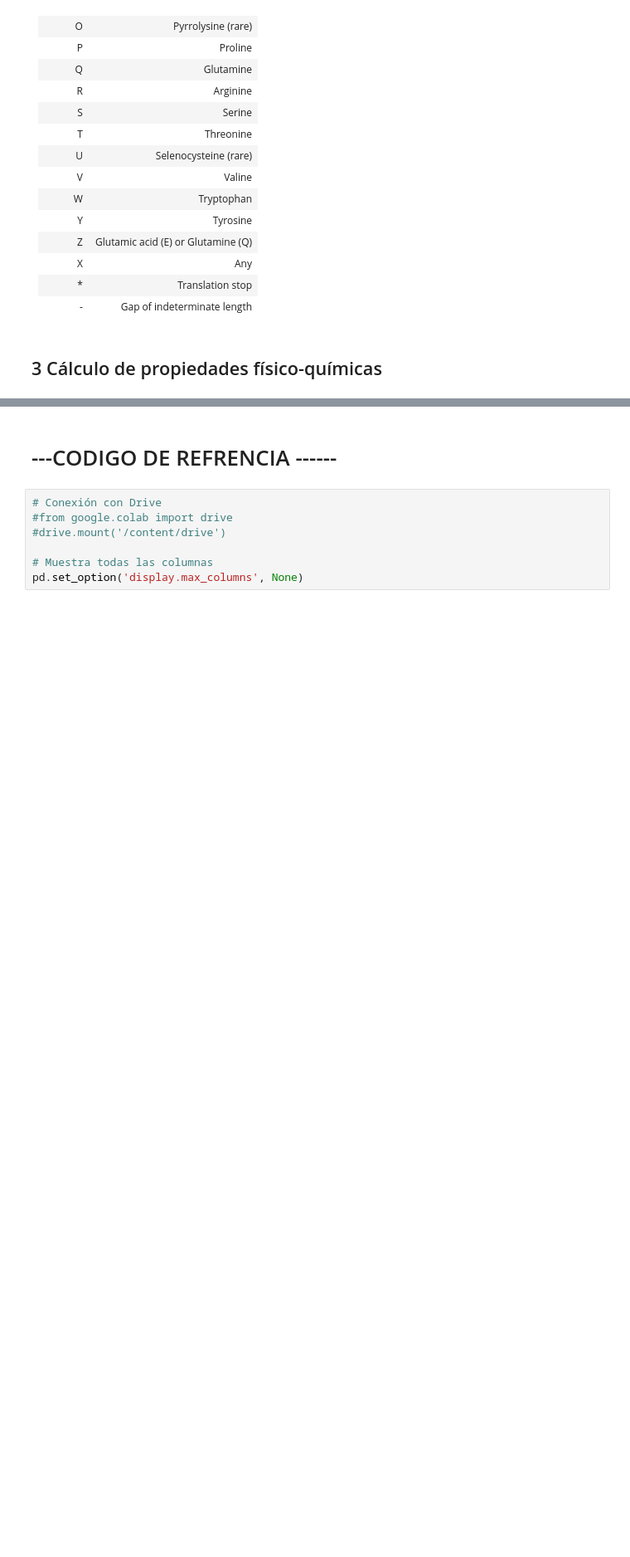
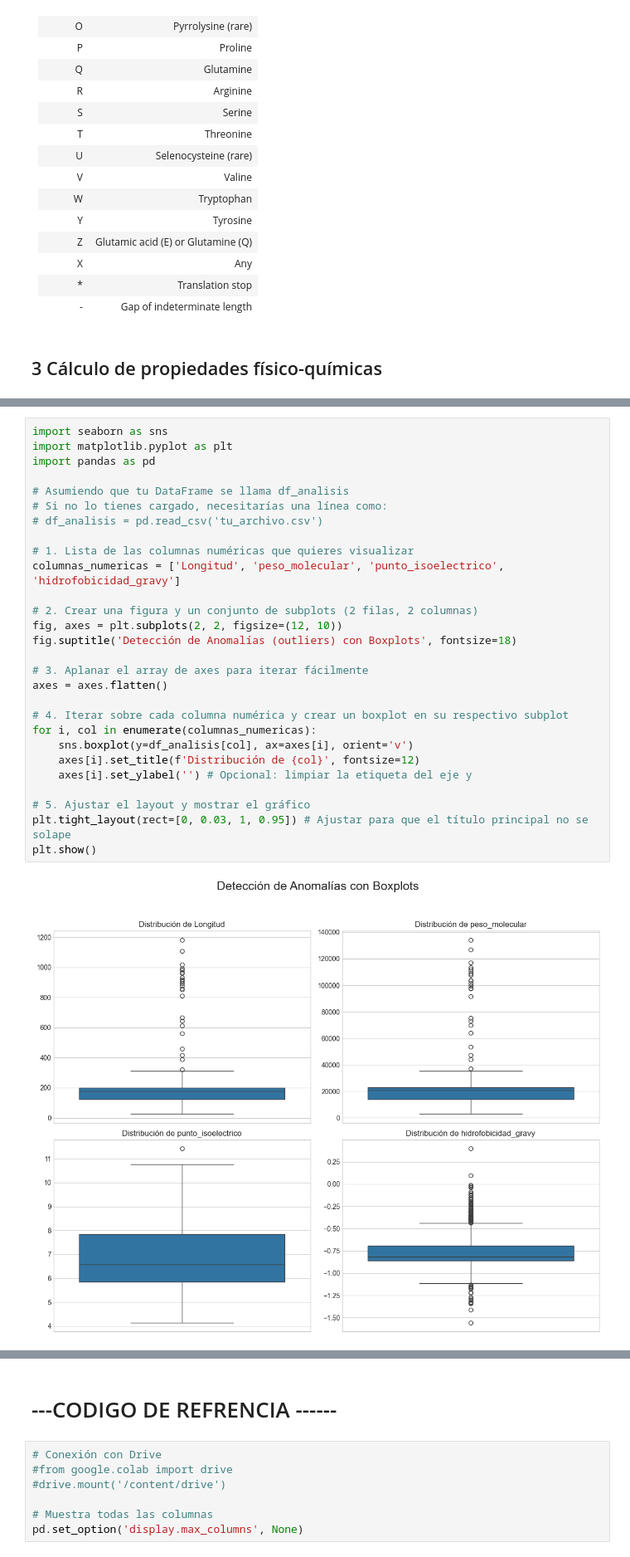
Before and after one commit to Julio21-ai/glp-1_drug_discovery, a Jupyter notebook: notebooks/Avance 1.ipynb, the cells around one changed output, grey strips where cells are left out. Shown at 83% size. Saved outputs shown, nothing was run; the diff lists cells and outputs as text; blank space fills up the shorter version.

Commit message:
terminado boxplots

```diff
--- a/notebooks/Avance 1.ipynb
+++ b/notebooks/Avance 1.ipynb
@@ -547,0 +603,30 @@ max     134336.872000           11.429680              0.398714
+# %%
+import seaborn as sns
+import matplotlib.pyplot as plt
+import pandas as pd
+
+# Asumiendo que tu DataFrame se llama df_analisis
+# Si no lo tienes cargado, necesitarías una línea como:
+# df_analisis = pd.read_csv('tu_archivo.csv')
+
+# 1. Lista de las columnas numéricas que quieres visualizar
+columnas_numericas = ['Longitud', 'peso_molecular', 'punto_isoelectrico', 'hidrofobicidad_gravy']
+
+# 2. Crear una figura y un conjunto de subplots (2 filas, 2 columnas)
+fig, axes = plt.subplots(2, 2, figsize=(12, 10))
+fig.suptitle('Detección de Anomalías (outliers) con Boxplots', fontsize=18)
+
+# 3. Aplanar el array de axes para iterar fácilmente
+axes = axes.flatten()
+
+# 4. Iterar sobre cada columna numérica y crear un boxplot en su respectivo subplot
+for i, col in enumerate(columnas_numericas):
+    sns.boxplot(y=df_analisis[col], ax=axes[i], orient='v')
+    axes[i].set_title(f'Distribución de {col}', fontsize=12)
+    axes[i].set_ylabel('') # Opcional: limpiar la etiqueta del eje y
+
+# 5. Ajustar el layout y mostrar el gráfico
+plt.tight_layout(rect=[0, 0.03, 1, 0.95]) # Ajustar para que el título principal no se solape
+plt.show()
+# %% [output]
+[figure, added]
```
Also changed, not shown: parts of 18 cells of this notebook, 2 other files.
